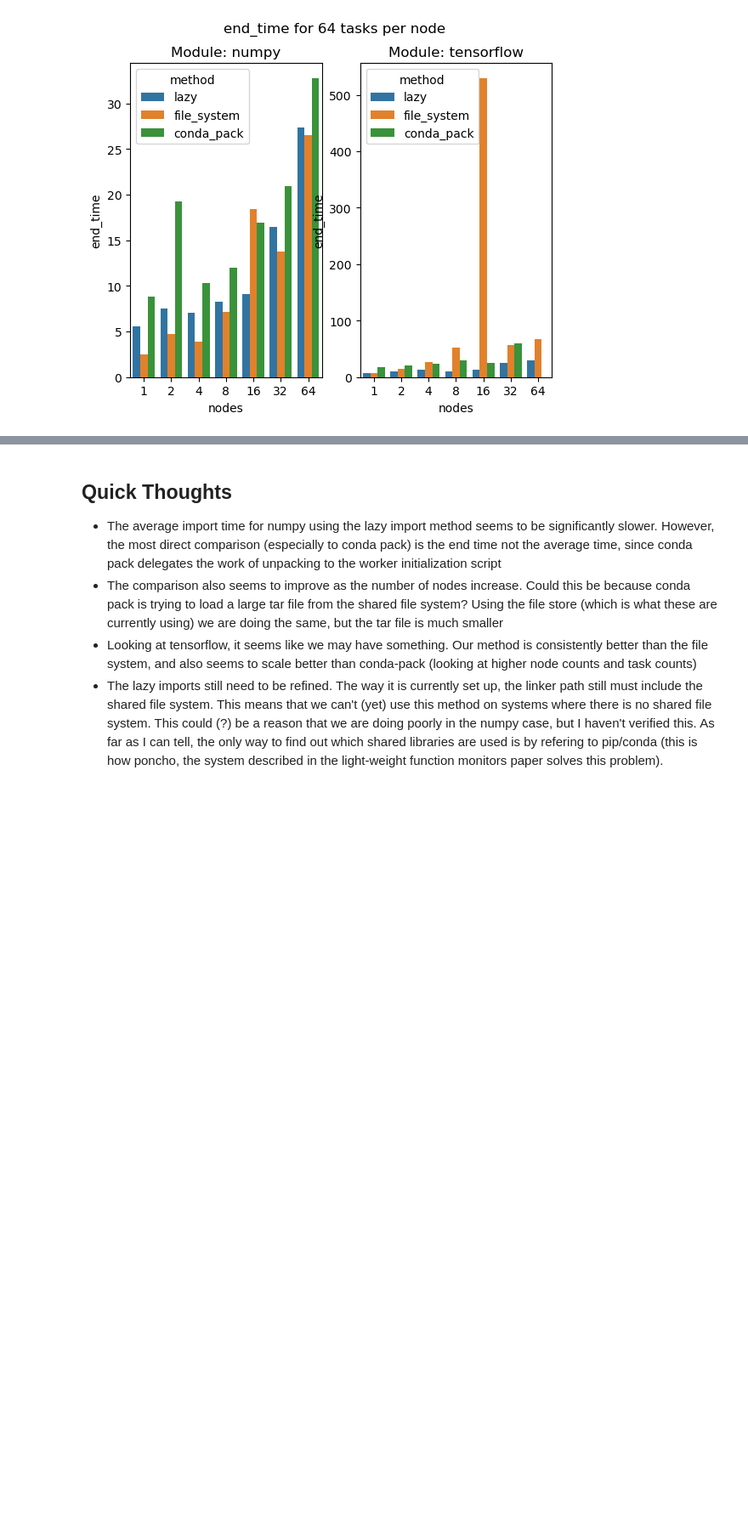
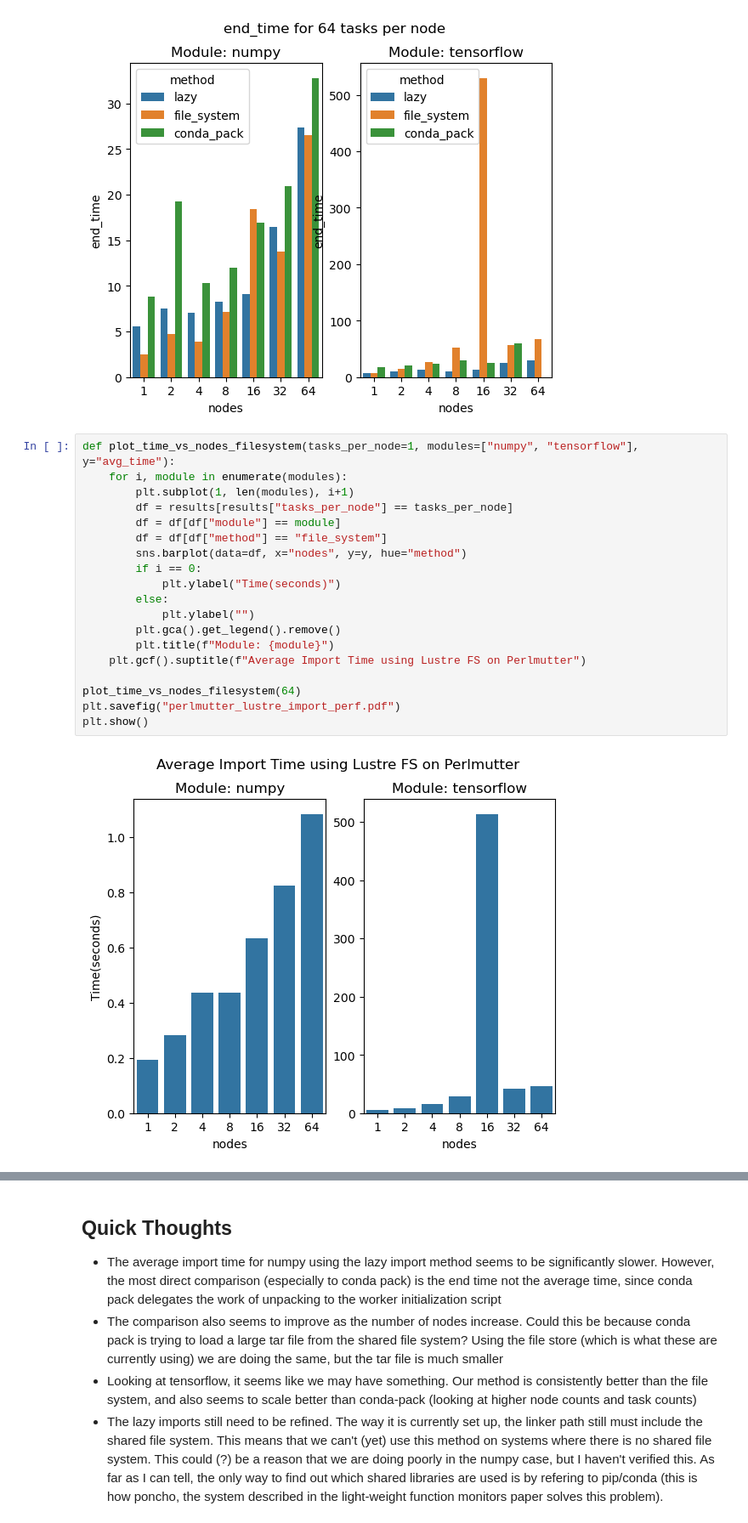
Before and after one commit to AK2000/proxy-imports, a Jupyter notebook: Plot Results.ipynb, the cells around one changed output, grey strips where cells are left out. Shown: that part at 85% size. Cells and saved outputs as stored; diff of their text form; blank space fills up the shorter version.

Commit message:
Adding plots for OS proposal

```diff
--- a/Plot Results.ipynb
+++ b/Plot Results.ipynb
@@ -110,3 +110,24 @@ plt.show()
 # %% [output]
 [figure]
 [figure]
+# %%
+def plot_time_vs_nodes_filesystem(tasks_per_node=1, modules=["numpy", "tensorflow"], y="avg_time"):
+    for i, module in enumerate(modules):
+        plt.subplot(1, len(modules), i+1)
+        df = results[results["tasks_per_node"] == tasks_per_node]
+        df = df[df["module"] == module]
+        df = df[df["method"] == "file_system"]
+        sns.barplot(data=df, x="nodes", y=y, hue="method")
+        if i == 0:
+            plt.ylabel("Time(seconds)")
+        else:
+            plt.ylabel("")
+        plt.gca().get_legend().remove()
+        plt.title(f"Module: {module}")
+    plt.gcf().suptitle(f"Average Import Time using Lustre FS on Perlmutter")
+
+plot_time_vs_nodes_filesystem(64)
+plt.savefig("perlmutter_lustre_import_perf.pdf")
+plt.show()
+# %% [output]
+[figure, added]
```
Also changed, not shown: parts of 1 cell of this notebook.
